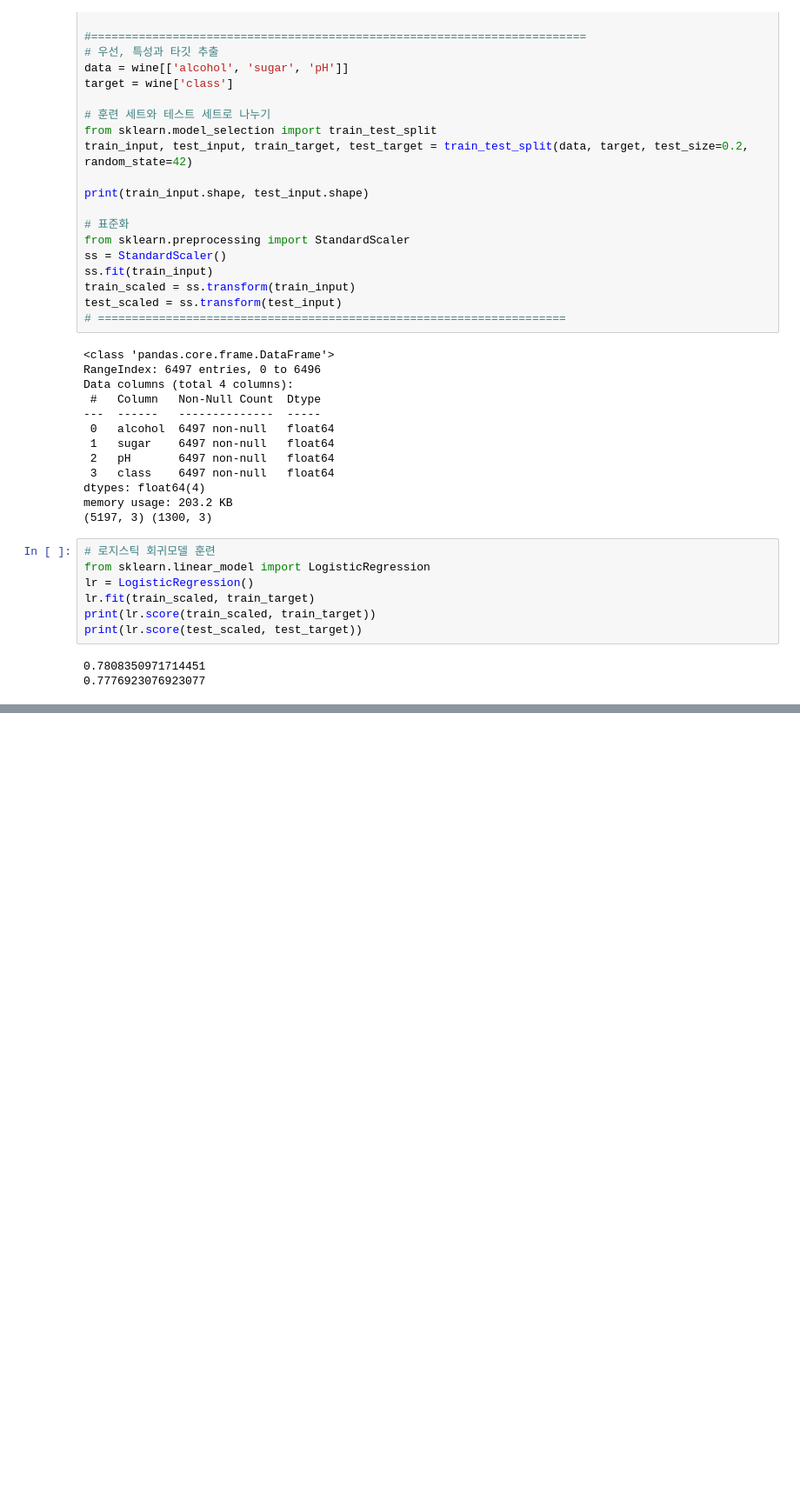
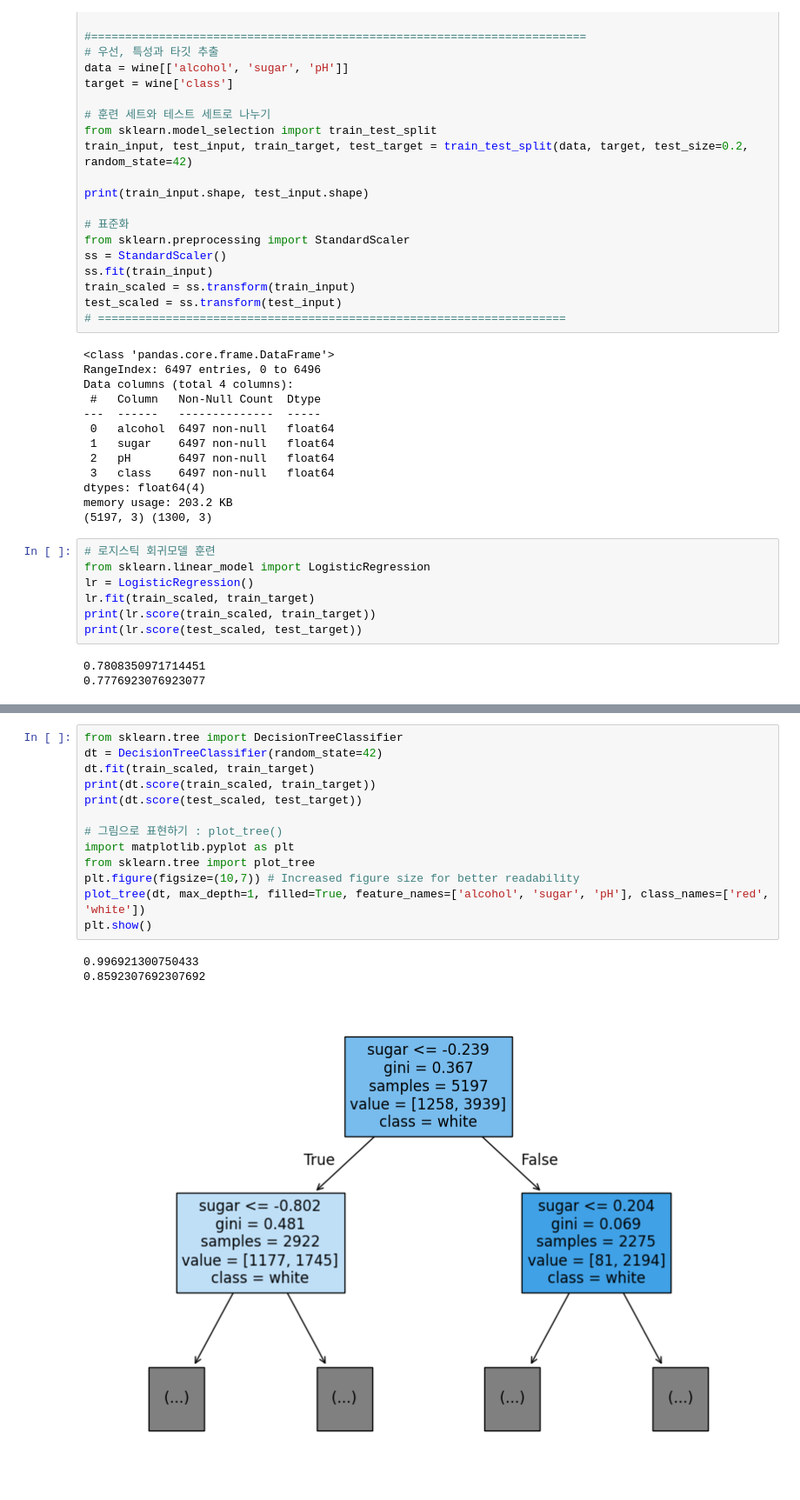
Before and after one commit to lee-woonju/study-hongong-mldl, a Jupyter notebook: 05_1_결정트리.ipynb, the cells around one changed output, grey strips where cells are left out. Shown at 87% size. Saved outputs shown, nothing was run; the diff lists cells and outputs as text; blank space fills up the shorter version.

```diff
--- a/05_1_결정트리.ipynb
+++ b/05_1_결정트리.ipynb
@@ -60,0 +75,17 @@ print(lr.score(test_scaled, test_target))
+# %%
+from sklearn.tree import DecisionTreeClassifier
+dt = DecisionTreeClassifier(random_state=42)
+dt.fit(train_scaled, train_target)
+print(dt.score(train_scaled, train_target))
+print(dt.score(test_scaled, test_target))
+
+# 그림으로 표현하기 : plot_tree()
+import matplotlib.pyplot as plt
+from sklearn.tree import plot_tree
+plt.figure(figsize=(10,7)) # Increased figure size for better readability
+plot_tree(dt, max_depth=1, filled=True, feature_names=['alcohol', 'sugar', 'pH'], class_names=['red', 'white'])
+plt.show()
+# %% [output]
+0.996921300750433
+0.8592307692307692
+[figure, added]
```
Also changed, not shown: parts of 10 cells of this notebook.
